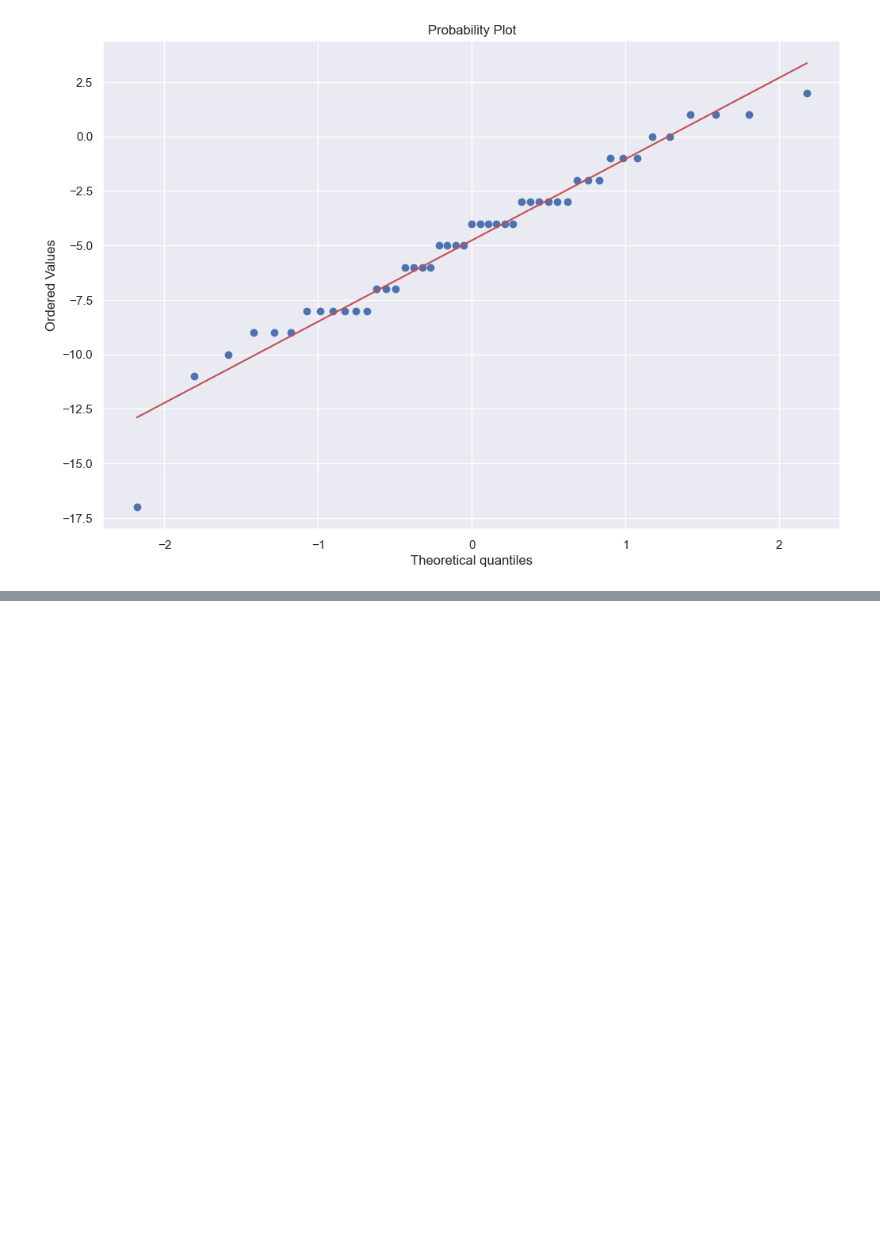
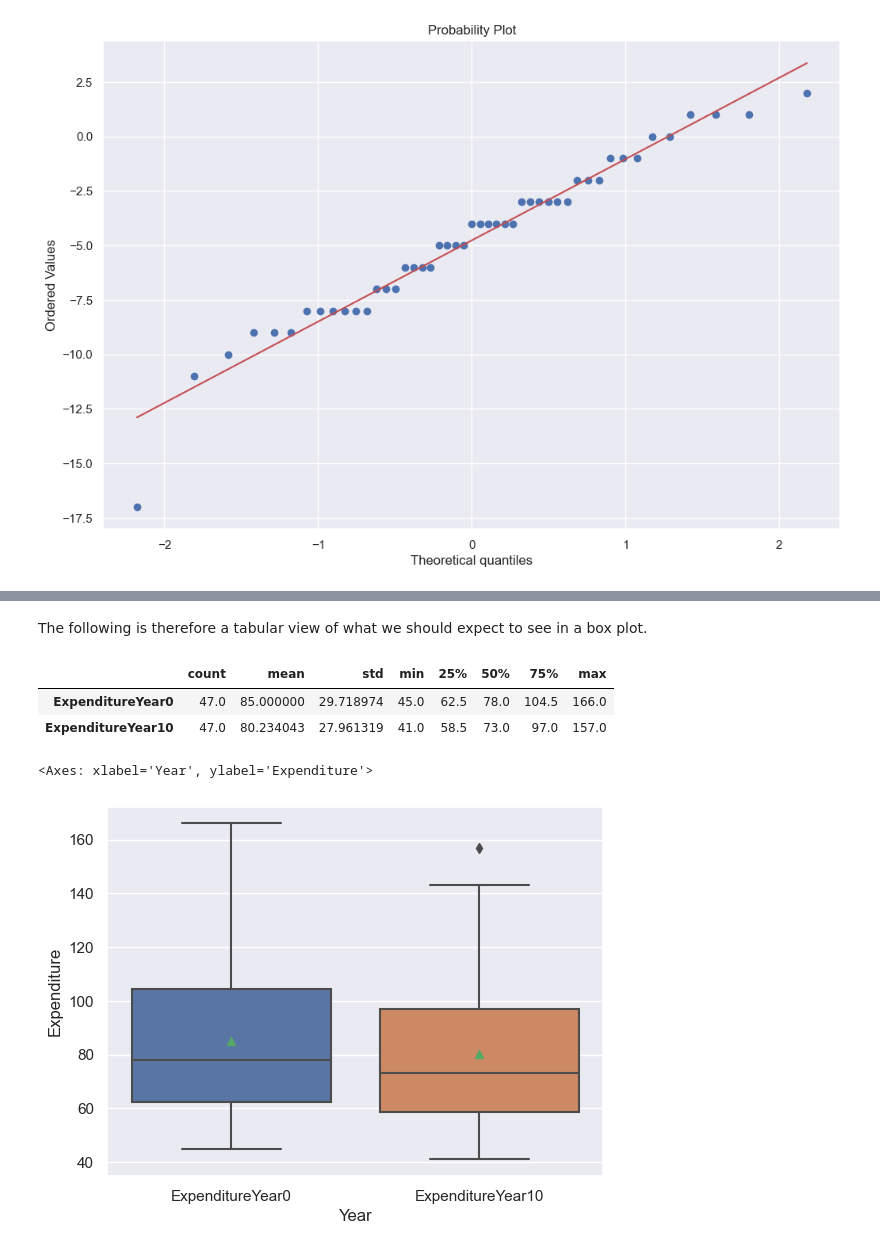
Before and after one commit to D76X/jupyter_notebooks, a Jupyter notebook: FoundationOfStatsAndProp/07.PairedSamplesTestr.ipynb, the cells around one changed output, grey strips where cells are left out. Drawn from its saved outputs; the diff is of its cells as text; code cells hidden in the pictures; blank space fills up the shorter version.

Commit message:
more on 07.PairedSamplesTest

```diff
--- a/FoundationOfStatsAndProp/07.PairedSamplesTestr.ipynb
+++ b/FoundationOfStatsAndProp/07.PairedSamplesTestr.ipynb
@@ -146,0 +189,7 @@ stats.probplot(crime_data['ExpenditureDiffY10Y0'], dist = "norm", plot=plt)
+# %%
+crime_data_long_form = pd.melt(frame=crime_data,
+                               value_vars=['ExpenditureYear0', 'ExpenditureYear10'],
+                               var_name= 'Year',
+                               value_name='Expenditure')
+
+crime_data_long_form.sample(10)
@@ -146,0 +245,14 @@ stats.probplot(crime_data['ExpenditureDiffY10Y0'], dist = "norm", plot=plt)
+# %% [markdown]
+The following is therefore a tabular view of what we should expect to see in a box plot.
+# %%
+crime_expenditure_0_10.describe().T
+# %% [output]
+|  | count | mean | std | min | 25% | 50% | 75% | max |
+| ExpenditureYear0 | 47.0 | 85.000000 | 29.718974 | 45.0 | 62.5 | 78.0 | 104.5 | 166.0 |
+| ExpenditureYear10 | 47.0 | 80.234043 | 27.961319 | 41.0 | 58.5 | 73.0 | 97.0 | 157.0 |
+# %%
+plt.figure(figure=(12,8))
+sns.boxplot(y='Expenditure', x='Year', showmeans=False, data = crime_data_long_form)
+# %% [output]
+<Axes: xlabel='Year', ylabel='Expenditure'>
+[figure, added]
```
Also changed, not shown: parts of 10 cells of this notebook.
